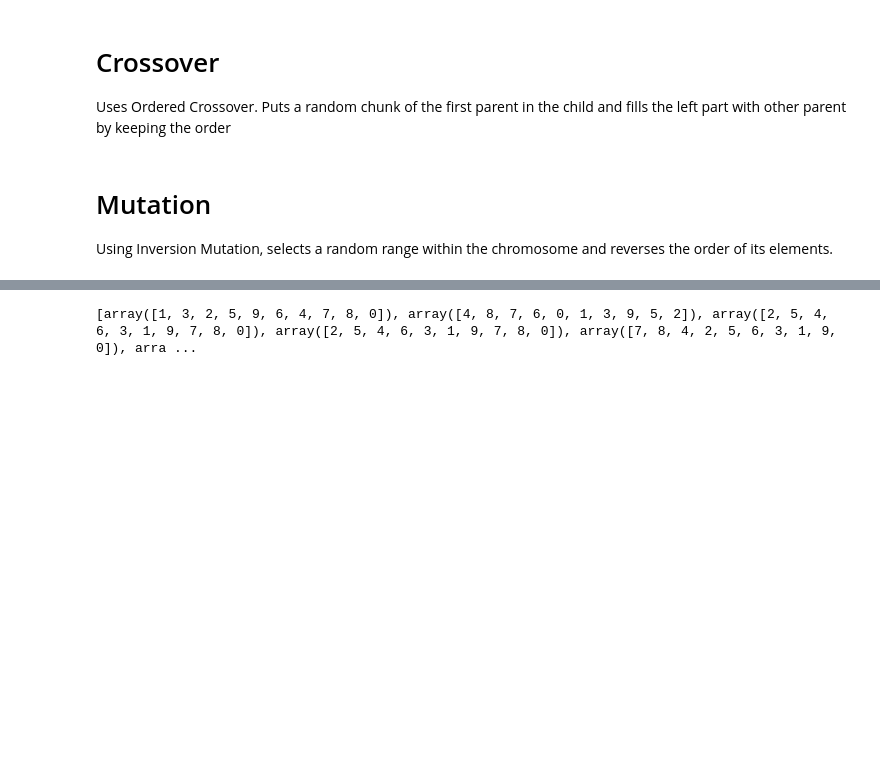
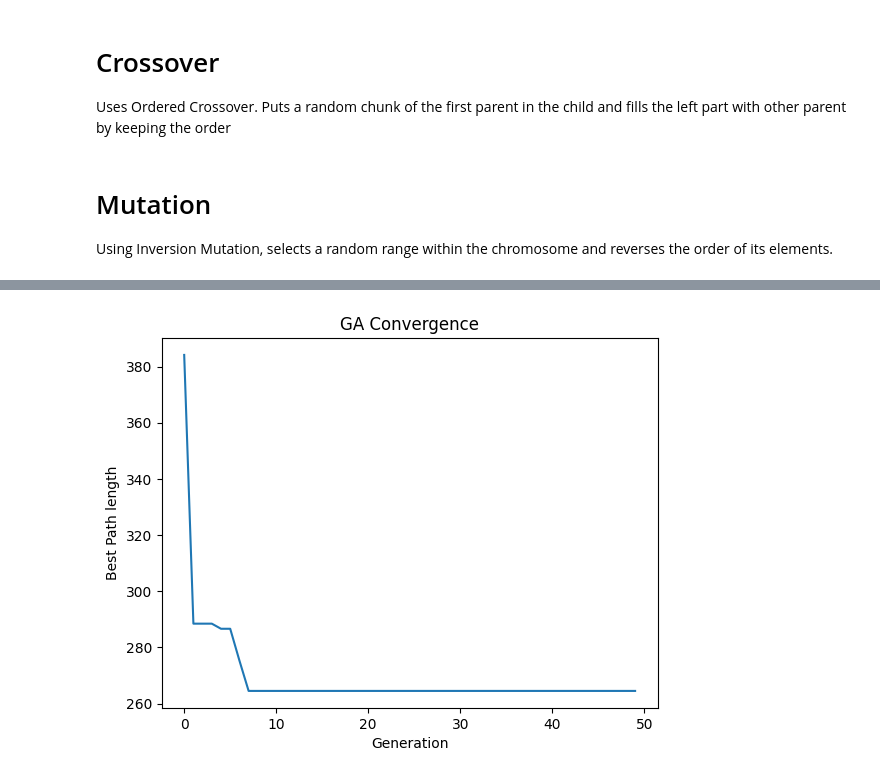
Before and after one commit to amir-h-A-0001/CI-TSP-Genetic-Algorithm, a Jupyter notebook: TSP.ipynb, the cells around one changed output, grey strips where cells are left out. Drawn from its saved outputs; the diff is of its cells as text; code cells hidden in the pictures; blank space fills up the shorter version.

```diff
--- a/TSP.ipynb
+++ b/TSP.ipynb
@@ -85,6 +85,8 @@ def fitness_of(c):
         # Distance between two consecutive points in the chromosome
         Total_distance += dist_matrix[prev_point][next_point]
 
+    # return to the start point
+    Total_distance += dist_matrix[c[-1]][c[0]]
     return 1 / Total_distance
 # %% [markdown]
 # Crossover
@@ -150,5 +159,5 @@ def Mutate(c, rng=None):
 # %%
-def Evolve(population, n, reps, tournament_size, mutation_chance = 0.05, rng= None):
+def Evolve(population, reps, tournament_size, mutation_chance = 0.05, rng= None):
     if rng is None:
         rng = np.random.default_rng()
 
@@ -195,17 +204,17 @@ def Evolve(population, n, reps, tournament_size, mutation_chance = 0.05, rng= No
 
             # -- Crossover --
 
-            child_a = crossover(parent_a, parent_b, n, rng)
-            child_b = crossover(parent_b, parent_a, n, rng)
+            child_a = crossover(parent_a, parent_b, rng)
+            child_b = crossover(parent_b, parent_a, rng)
 
             # -- Mutation --
 
             if (rng.random() <= mutation_chance):
-                Mutate(child_a, n, rng)
+                Mutate(child_a, rng)
             next_generation.append(child_a)
 
             if (rng.random() <= mutation_chance):
-                Mutate(child_b, n, rng)
+                Mutate(child_b, rng)
             next_generation.append(child_a)
 
         gen_i += 1
@@ -213,6 +222,23 @@ def Evolve(population, n, reps, tournament_size, mutation_chance = 0.05, rng= No
 
     return fittests
 # %%
-print(Evolve(population,n,100,3))
+SEED = 42
+rng = np.random.default_rng(42)
+
+population = init_pop
+
+results = Evolve(population,
+                 reps= 50,
+                 tournament_size= 3,
+                 rng= rng
+                 )
-# %% [output]
-[array([1, 3, 2, 5, 9, 6, 4, 7, 8, 0]), array([4, 8, 7, 6, 0, 1, 3, 9, 5, 2]), array([2, 5, 4, 6, 3, 1, 9, 7, 8, 0]), array([2, 5, 4, 6, 3, 1, 9, 7, 8, 0]), array([7, 8, 4, 2, 5, 6, 3, 1, 9, 0]), arra ...
+# %%
+path_len = [1/fitness_of(c) for c in results]
+
+plt.plot(path_len)
+plt.xlabel("Generation")
+plt.ylabel("Best Path length")
+plt.title("GA Convergence")
+plt.show()
+# %% [output]
+[figure, added]
```
Also changed, not shown: parts of 3 cells of this notebook.
